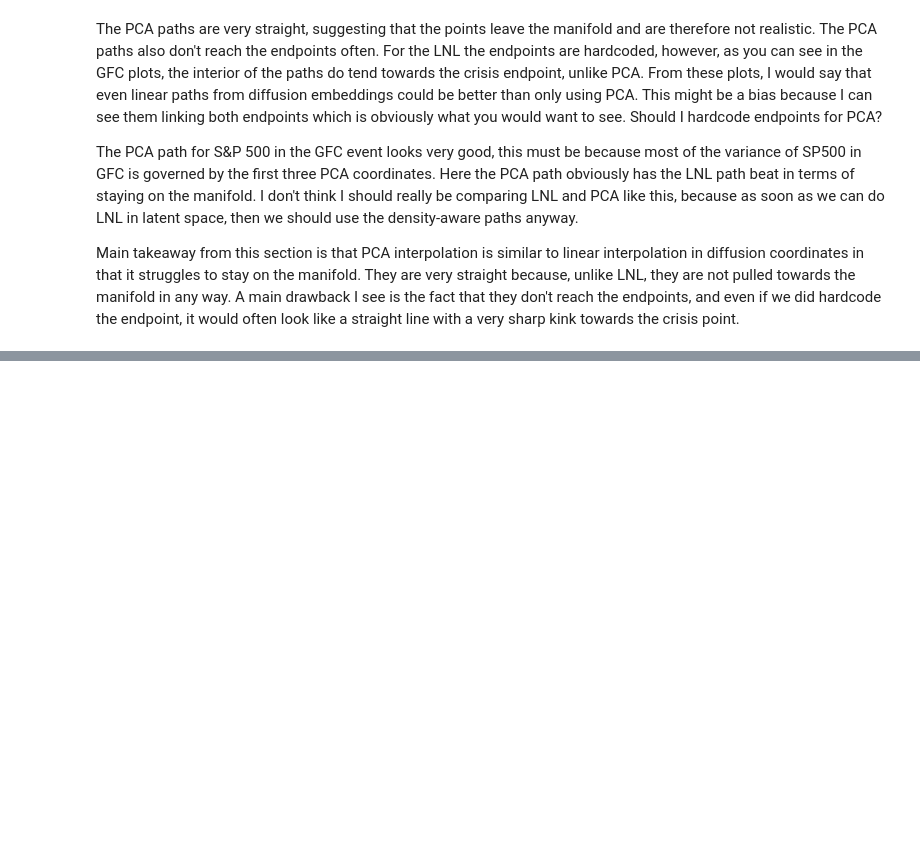
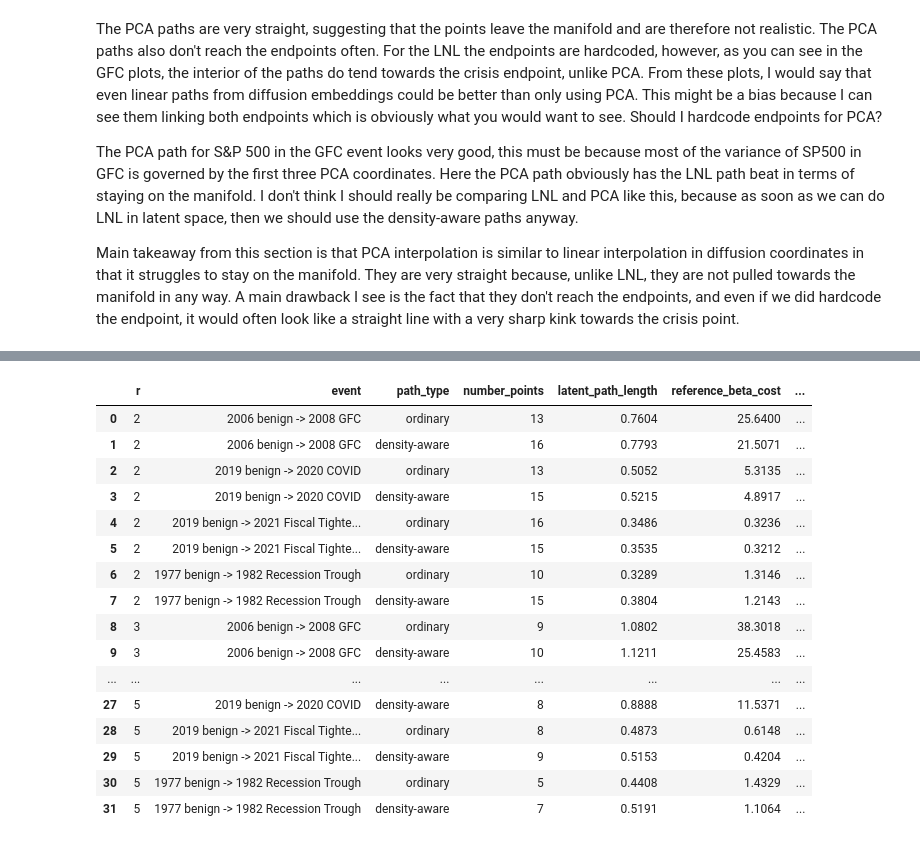
Before and after one commit to adamfowliee/JDKF_Starter, a Jupyter notebook: dissertation_brief/brief_phase8.ipynb, the cells around one changed output, grey strips where cells are left out. Drawn from its saved outputs; the diff is of its cells as text; code cells hidden in the pictures; blank space fills up the shorter version.

Commit message:
HMM start

```diff
--- a/dissertation_brief/brief_phase8.ipynb
+++ b/dissertation_brief/brief_phase8.ipynb
@@ -670,0 +671,69 @@ Main takeaway from this section is that PCA interpolation is similar to linear i
+# %%
+R_VALUES = [2, 3, 4, 5]
+REFERENCE_BETA = BETA
+
+# Compute one four-dimensional embedding, then truncate it.
+diff_full = diffusion_map(Z, eps=EPS_DIFFUSION, k=max(R_VALUES))
+Psi_full = diff_full["Psi"]
+
+
+def lnl_error(Psi, Z, m, tau):
+    N = len(Z); Z_hat = np.zeros_like(Z, dtype=float)
+
+    for i in range(N):
+        mask = np.arange(N) != i
+        nn = NearestNeighbors(n_neighbors=m).fit(Psi[mask])
+        distances, indices = nn.kneighbors(Psi[i:i+1])
+
+        d2 = distances[0]**2; weights = np.exp(-(d2 - d2.min()) / tau)
+        weights /= weights.sum(); Z_hat[i] = weights @ Z[mask][indices[0]]
+
+    residual = Z - Z_hat; residual_ss = np.sum(residual**2)
+    total_ss = np.sum((Z - Z.mean(axis=0))**2)
+
+    return {"lift_RMSE": np.sqrt(np.mean(residual**2)),
+            "rms_observation_error": np.sqrt(np.mean(np.sum(residual**2, axis=1))),
+            "variance_recovered": 1 - residual_ss / total_ss}
+
+
+dimension_rows, path_rows, dimension_store = [], [], {}
+
+for r in R_VALUES:
+    Psi_r = Psi_full[:, :r]
+    h_r, med_Dsq_r, (rho_r, V_r, scale_r) = density_and_bandwidth(Psi_r)
+
+    A_r = kneighbors_graph(Psi_r, n_neighbors=K_GRAPH, mode="distance", include_self=False)
+    A_r_sym = A_r.maximum(A_r.T)
+
+    reconstruction = lnl_error(Psi_r, Z, m=M_LIFT, tau=med_Dsq_r)
+    degree_r = np.asarray((A_r_sym > 0).sum(axis=1)).ravel()
+    n_components_r = connected_components(A_r_sym, directed=False, return_labels=False)
+
+    dimension_rows.append({"r": r, "lift_RMSE": reconstruction["lift_RMSE"], "variance_recovered_%": 100 * reconstruction["variance_recovered"],
+                           "connected_components": n_components_r, "mean_degree": degree_r.mean(), "mean_edge_length": A_r_sym.data.mean(),
+                           "median_edge_length": np.median(A_r_sym.data), "density_bandwidth": h_r})
+
+    dimension_store[r] = {"Psi": Psi_r, "rho": rho_r, "V": V_r, "h": h_r,
+                          "scale": scale_r, "med_Dsq": med_Dsq_r, "A_dist_sym": A_r_sym}
+
+    for event, (start_idx, end_idx) in pairs.items():
+        for path_type, beta in {"ordinary": 0.0, "density-aware": BETA}.items():
+            idx_path = graph_path(A_r_sym, beta=beta, V=V_r, start=start_idx, end=end_idx)
+
+            if idx_path is None:
+                raise RuntimeError(f"No path found for r={r}, event={event}.")
+
+            coords = Psi_r[idx_path]
+            interior_idx = idx_path[1:-1] if len(idx_path) > 2 else idx_path
+            interior_density = rho_r[interior_idx]
+
+            path_rows.append({"r": r, "event": event, "path_type": path_type, "number_points": len(idx_path),
+                              "latent_path_length": latent_path_length(coords), "reference_beta_cost": density_weighted_cost(coords, V_r[idx_path], beta=REFERENCE_BETA),
+                              "interior_minimum_density": interior_density.min(), "interior_mean_density": interior_density.mean()})
+
+dimension_table = pd.DataFrame(dimension_rows)
+path_dimension_table = pd.DataFrame(path_rows)
+
+display(dimension_table.round(4))
+display(path_dimension_table.round(4))
+# %% [output]
@@ -670,0 +745,17 @@ Main takeaway from this section is that PCA interpolation is similar to linear i
+|  | r | event | path_type | number_points | latent_path_length | reference_beta_cost | ... |
+| 0 | 2 | 2006 benign -> 2008 GFC | ordinary | 13 | 0.7604 | 25.6400 | ... |
+| 1 | 2 | 2006 benign -> 2008 GFC | density-aware | 16 | 0.7793 | 21.5071 | ... |
+| 2 | 2 | 2019 benign -> 2020 COVID | ordinary | 13 | 0.5052 | 5.3135 | ... |
+| 3 | 2 | 2019 benign -> 2020 COVID | density-aware | 15 | 0.5215 | 4.8917 | ... |
+| 4 | 2 | 2019 benign -> 2021 Fiscal Tighte... | ordinary | 16 | 0.3486 | 0.3236 | ... |
+| 5 | 2 | 2019 benign -> 2021 Fiscal Tighte... | density-aware | 15 | 0.3535 | 0.3212 | ... |
+| 6 | 2 | 1977 benign -> 1982 Recession Trough | ordinary | 10 | 0.3289 | 1.3146 | ... |
+| 7 | 2 | 1977 benign -> 1982 Recession Trough | density-aware | 15 | 0.3804 | 1.2143 | ... |
+| 8 | 3 | 2006 benign -> 2008 GFC | ordinary | 9 | 1.0802 | 38.3018 | ... |
+| 9 | 3 | 2006 benign -> 2008 GFC | density-aware | 10 | 1.1211 | 25.4583 | ... |
+| ... | ... | ... | ... | ... | ... | ... | ... |
+| 27 | 5 | 2019 benign -> 2020 COVID | density-aware | 8 | 0.8888 | 11.5371 | ... |
+| 28 | 5 | 2019 benign -> 2021 Fiscal Tighte... | ordinary | 8 | 0.4873 | 0.6148 | ... |
+| 29 | 5 | 2019 benign -> 2021 Fiscal Tighte... | density-aware | 9 | 0.5153 | 0.4204 | ... |
+| 30 | 5 | 1977 benign -> 1982 Recession Trough | ordinary | 5 | 0.4408 | 1.4329 | ... |
+| 31 | 5 | 1977 benign -> 1982 Recession Trough | density-aware | 7 | 0.5191 | 1.1064 | ... |
```
Also changed, not shown: parts of 13 cells of this notebook, 8 other files.
